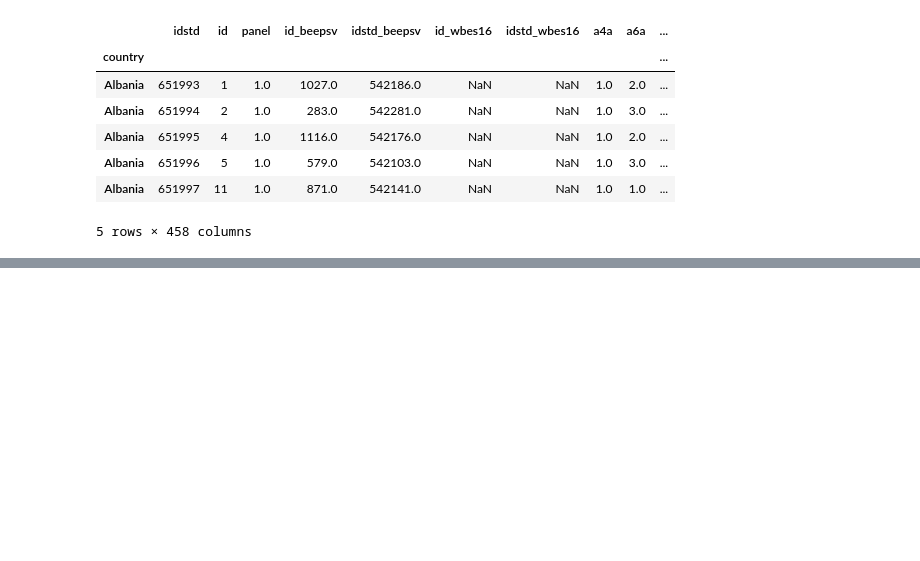
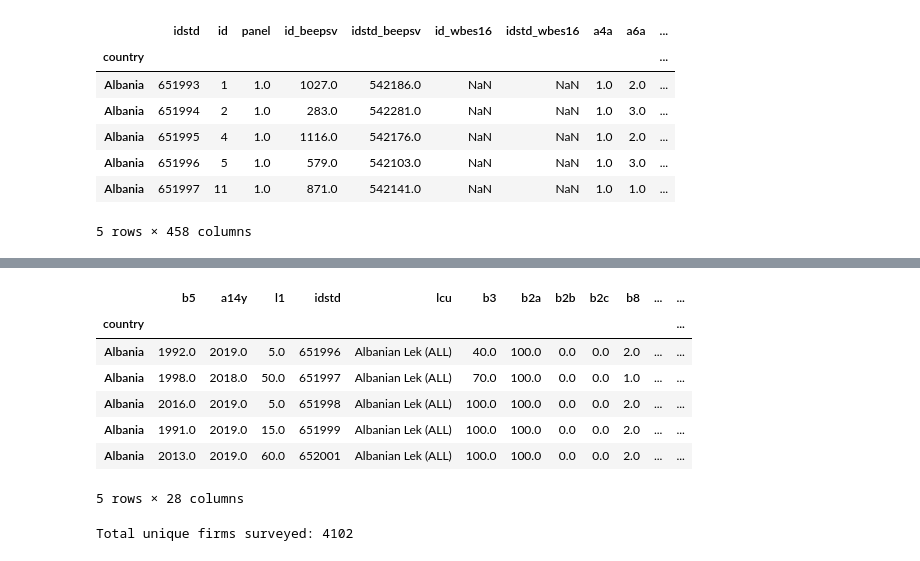
Before and after one commit to ella4-boop/innovation, a Jupyter notebook: emergingeconomiesinvestment.ipynb, the cells around one changed output, grey strips where cells are left out. Drawn from its saved outputs; the diff is of its cells as text; code cells hidden in the pictures; blank space fills up the shorter version.

```diff
--- a/emergingeconomiesinvestment.ipynb
+++ b/emergingeconomiesinvestment.ipynb
@@ -145,0 +147,17 @@ shorter()
+# %%
+survey2 = survey_cleaned.replace(-9, float('nan')).dropna()
+survey2.head()
+# %% [output]
+|  | b5 | a14y | l1 | idstd | lcu | b3 | b2a | b2b | b2c | b8 | ... | ... |
+| country |  |  |  |  |  |  |  |  |  |  |  | ... |
+| Albania | 1992.0 | 2019.0 | 5.0 | 651996 | Albanian Lek (ALL) | 40.0 | 100.0 | 0.0 | 0.0 | 2.0 | ... | ... |
+| Albania | 1998.0 | 2018.0 | 50.0 | 651997 | Albanian Lek (ALL) | 70.0 | 100.0 | 0.0 | 0.0 | 1.0 | ... | ... |
+| Albania | 2016.0 | 2019.0 | 5.0 | 651998 | Albanian Lek (ALL) | 100.0 | 100.0 | 0.0 | 0.0 | 2.0 | ... | ... |
+| Albania | 1991.0 | 2019.0 | 15.0 | 651999 | Albanian Lek (ALL) | 100.0 | 100.0 | 0.0 | 0.0 | 2.0 | ... | ... |
+| Albania | 2013.0 | 2019.0 | 60.0 | 652001 | Albanian Lek (ALL) | 100.0 | 100.0 | 0.0 | 0.0 | 2.0 | ... | ... |
+5 rows × 28 columns
+# %%
+total = survey2['idstd'].nunique()
+print(f"Total unique firms surveyed: {total}")
+# %% [output]
+Total unique firms surveyed: 4102
```
Also changed, not shown: parts of 22 cells of this notebook.
